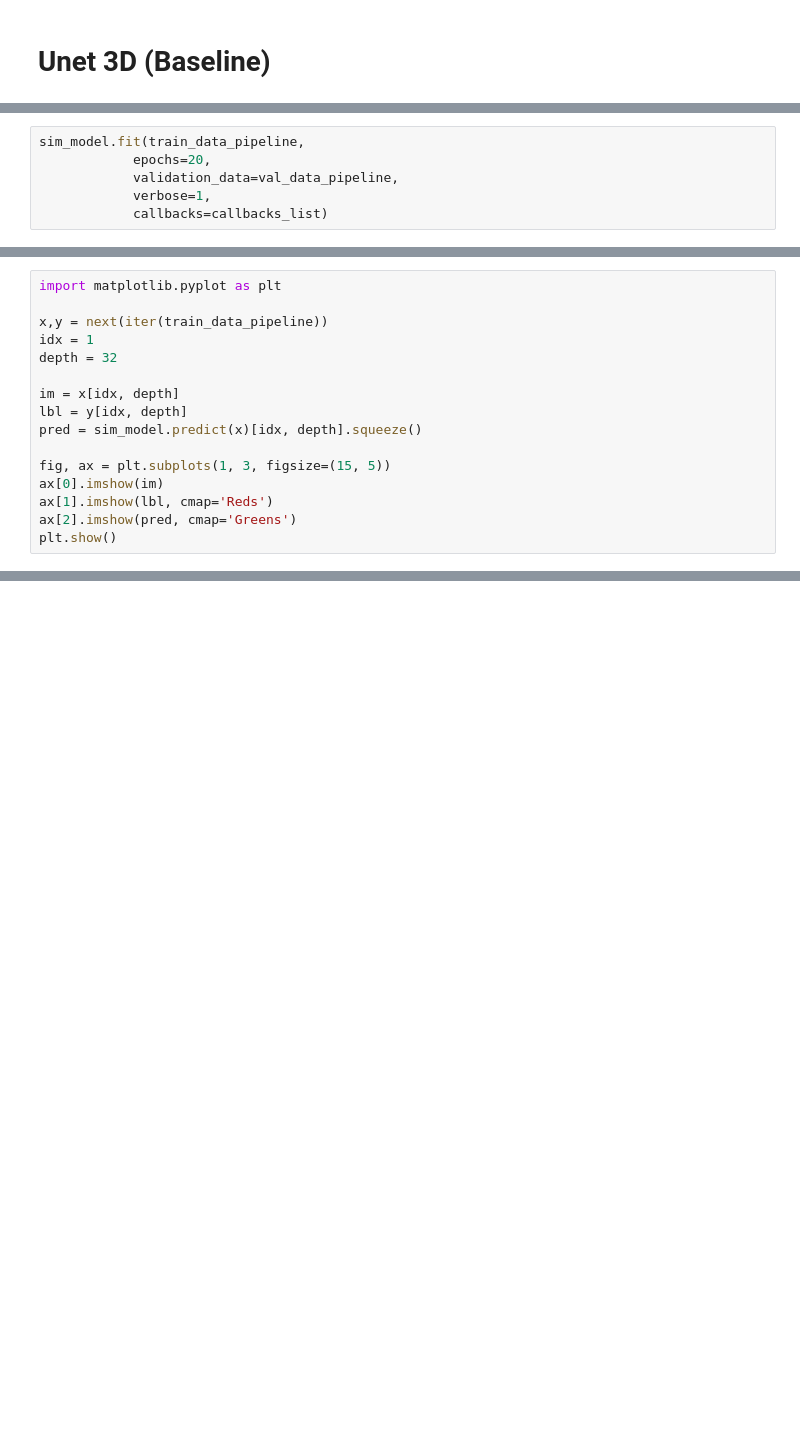
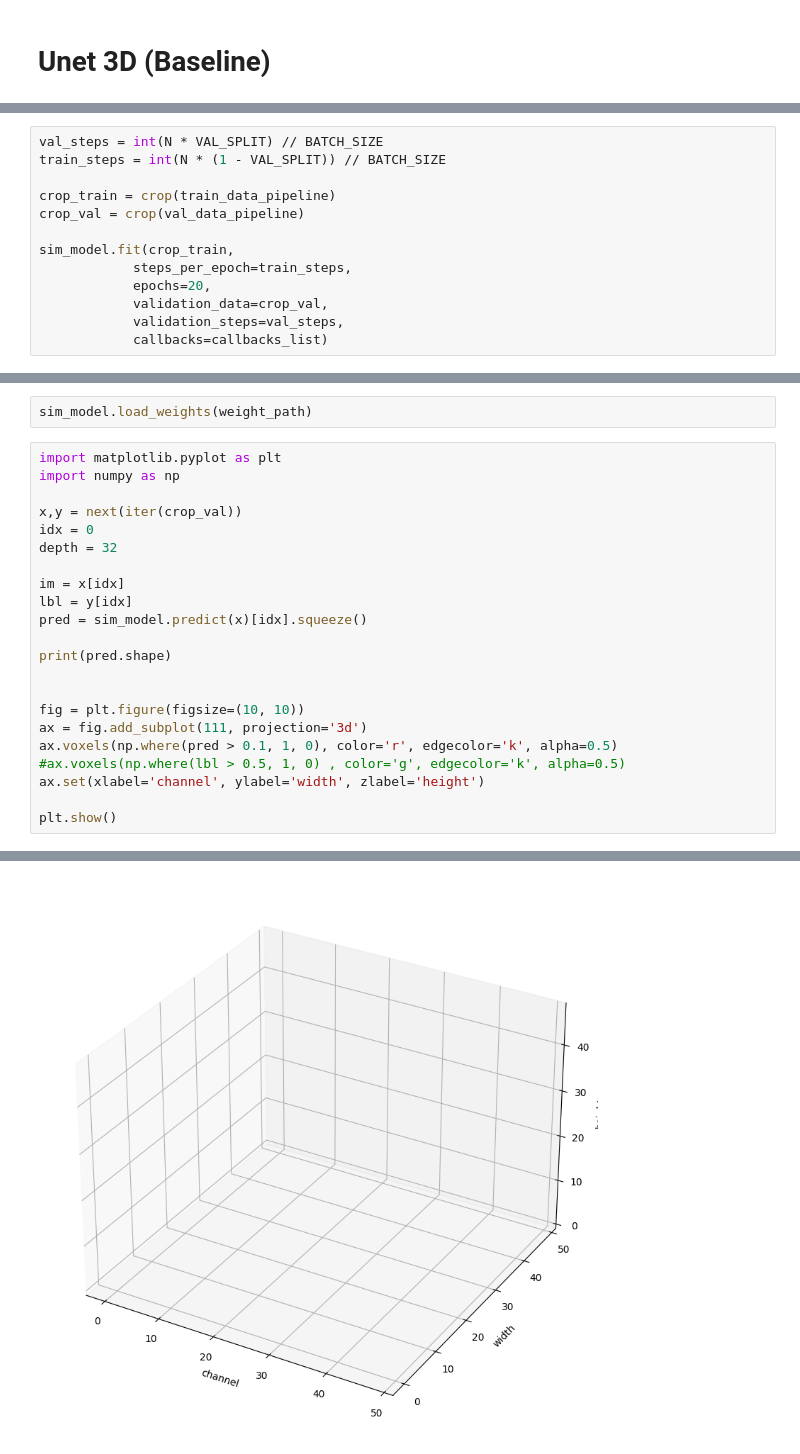
Before and after one commit to 19tchoubou/anevrisme_segmentation, a Jupyter notebook: unet3D.ipynb, the cells around one changed output, grey strips where cells are left out. Saved outputs shown, nothing was run; the diff lists cells and outputs as text; blank space fills up the shorter version.

Commit message:
add crop generator to unet3D training

```diff
--- a/unet3D.ipynb
+++ b/unet3D.ipynb
@@ -110,9 +177,3 @@ early = EarlyStopping(monitor="val_loss",
 callbacks_list = [checkpoint, early, reduceLROnPlat]
 # %% [output]
 WARNING:tensorflow:`epsilon` argument is deprecated and will be removed, use `min_delta` instead.
-# %%
-sim_model.fit(train_data_pipeline,
-            epochs=20,
-            validation_data=val_data_pipeline,
-            verbose=1,
-            callbacks=callbacks_list)
@@ -129,0 +180,13 @@ Epoch 1/20
+# %%
+val_steps = int(N * VAL_SPLIT) // BATCH_SIZE
+train_steps = int(N * (1 - VAL_SPLIT)) // BATCH_SIZE
+
+crop_train = crop(train_data_pipeline)
+crop_val = crop(val_data_pipeline)
+
+sim_model.fit(crop_train,
+            steps_per_epoch=train_steps,
+            epochs=20,
+            validation_data=crop_val,
+            validation_steps=val_steps,
+            callbacks=callbacks_list)
@@ -130,16 +212,25 @@ Epoch 1/20
+# %%
+sim_model.load_weights(weight_path)
 # %%
 import matplotlib.pyplot as plt
+import numpy as np
 
-x,y = next(iter(train_data_pipeline))
-idx = 1
+x,y = next(iter(crop_val))
+idx = 0
 depth = 32
 
-im = x[idx, depth]
-lbl = y[idx, depth]
-pred = sim_model.predict(x)[idx, depth].squeeze()
+im = x[idx]
+lbl = y[idx]
+pred = sim_model.predict(x)[idx].squeeze()
 
-fig, ax = plt.subplots(1, 3, figsize=(15, 5))
-ax[0].imshow(im)
-ax[1].imshow(lbl, cmap='Reds')
-ax[2].imshow(pred, cmap='Greens')
+print(pred.shape)
+
+
+fig = plt.figure(figsize=(10, 10))
+ax = fig.add_subplot(111, projection='3d')
+ax.voxels(np.where(pred > 0.1, 1, 0), color='r', edgecolor='k', alpha=0.5)
+#ax.voxels(np.where(lbl > 0.5, 1, 0) , color='g', edgecolor='k', alpha=0.5)
+ax.set(xlabel='channel', ylabel='width', zlabel='height')
+
 plt.show()
+# %% [output]
@@ -145,0 +239 @@ plt.show()
+[figure, added]
```
Also changed, not shown: parts of 10 cells of this notebook.
